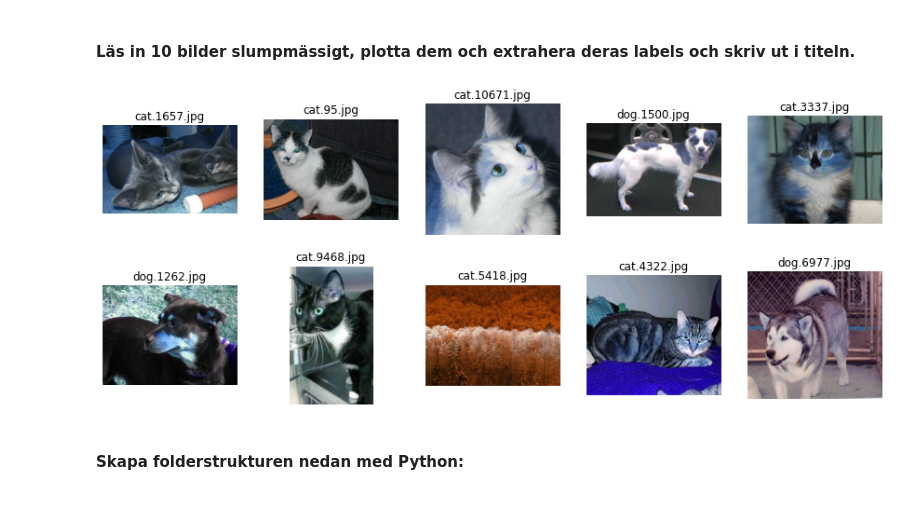
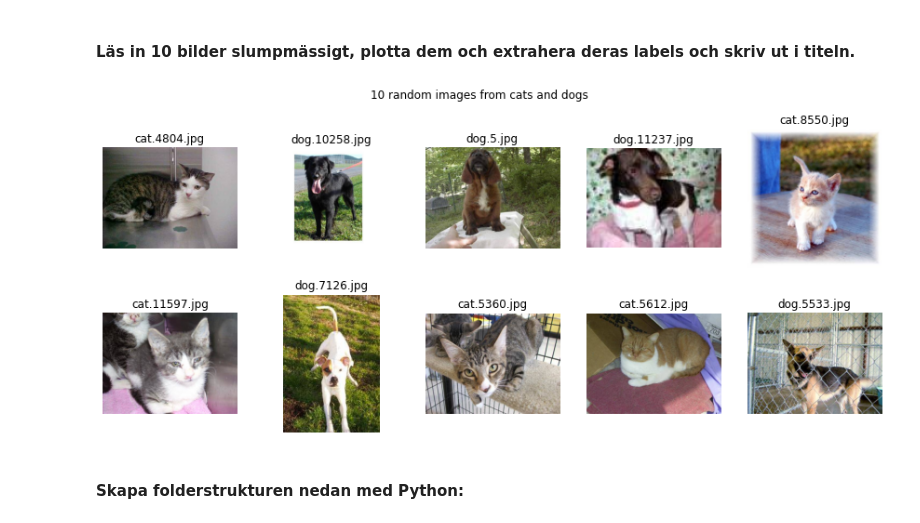
Before and after one commit to cooperhankun/Deep_learning, a Jupyter notebook: Lab/lab.ipynb, the cells around one changed output. Drawn from its saved outputs; the diff is of its cells as text; code cells hidden in the pictures.

```diff
--- a/Lab/lab.ipynb
+++ b/Lab/lab.ipynb
@@ -23,27 +24,27 @@ from tensorflow.keras.callbacks import EarlyStopping
 # %%
 def plot_n_random_img(n, path):
 
     # Seclect sample images
     samples = random.sample(os.listdir(path), n)
 
     # loop the path for images
     path_images = [f"{path}/{file_name}" for file_name in samples]
 
     # read the images to array
-    images_read = [cv2.imread(file) for file in path_images]
+    images_read = [plt.imread(file) for file in path_images]
 
     # Display the images with labels
     fig, axes = plt.subplots(2, int(n/2), figsize=(15, 6))
     for i, ax in enumerate(axes.flatten()):
         ax.imshow(images_read[i])
         ax.set_title(f"{samples[i]}")
         ax.axis("off")
-
+    plt.suptitle(f"{n} random images from cats and dogs")
 
 path = "../../Deep_learning/Lab/original_data/train/train"
 plot_n_random_img(10, path)
 # %% [output]
-[figure, old version]
+[figure, new version]
 # %% [markdown]
 #### Skapa folderstrukturen nedan med Python:
 # %% [markdown]
```
Also changed, not shown: parts of 24 cells of this notebook, 1 other file.
